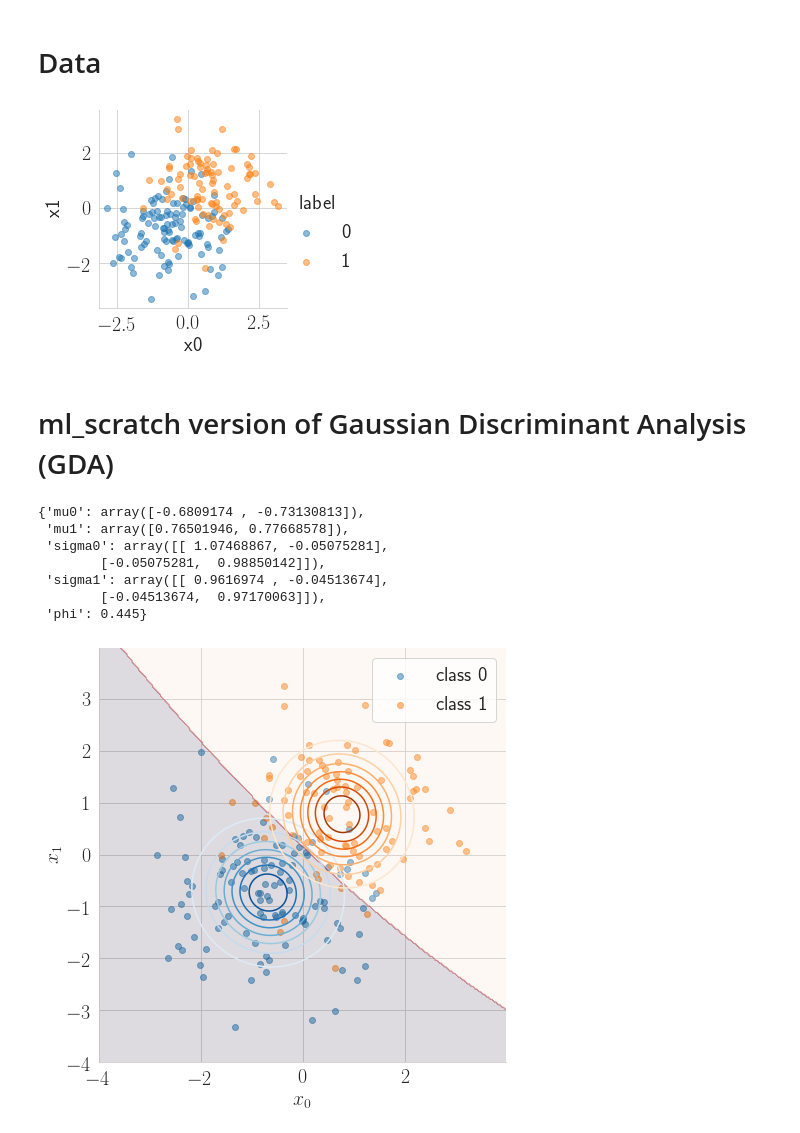
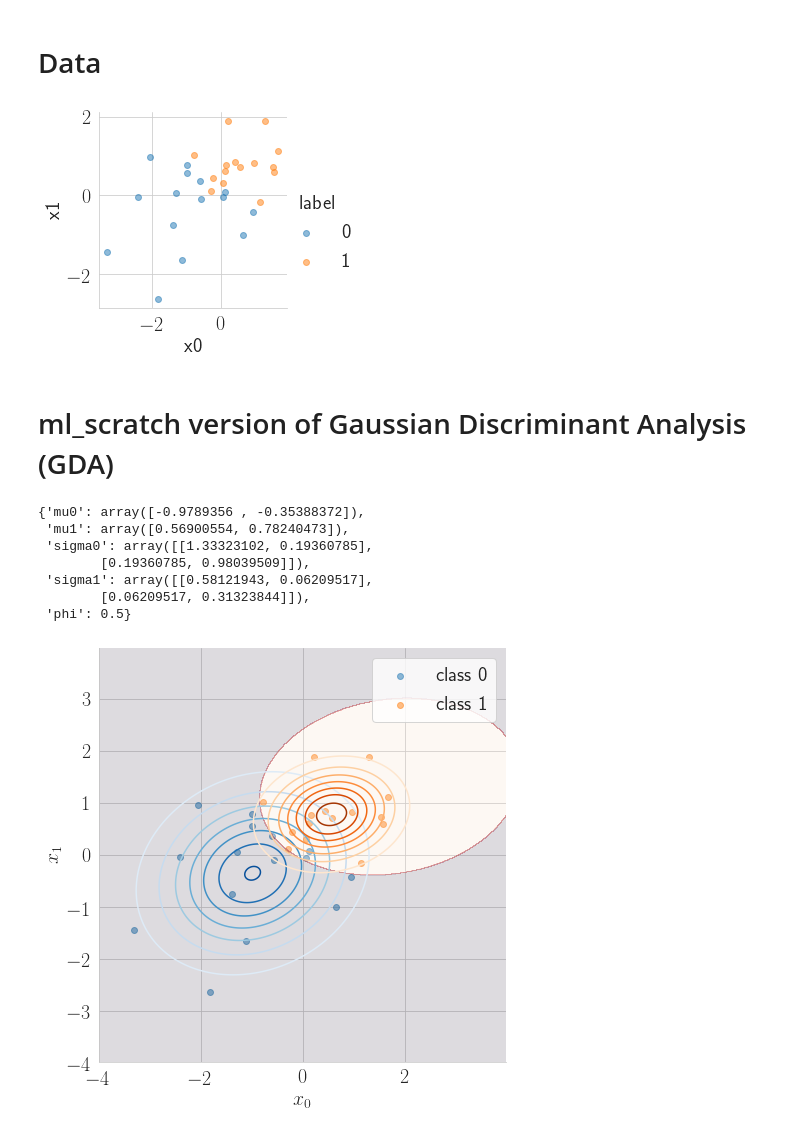
Before and after one commit to cjm715/ml_scratch, a Jupyter notebook: notebooks/GDA.ipynb, the cells around one changed output. Drawn from its saved outputs; the diff is of its cells as text; code cells hidden in the pictures.

```diff
--- a/notebooks/GDA.ipynb
+++ b/notebooks/GDA.ipynb
@@ -34,7 +34,7 @@ plt.rcParams.update({
 # %% [markdown]
 # Data
 # %%
-n = 200
+n = 30
 m = 2
 y = np.random.choice([0,1], n)
 X0 = np.random.randn(n, m) - np.array([0.75, 0.75])
@@ -52,7 +52,7 @@ sns.FacetGrid(df, hue="label", size=4) \
    .add_legend()
 plt.show()
 # %% [output]
-[figure, old version]
+[figure, new version]
 # %% [markdown]
 # ml_scratch version of Gaussian Discriminant Analysis (GDA)
 # %%
@@ -60,18 +60,18 @@ model = ml.GDA()
 model.fit(X, y)
 model.params
 # %% [output]
-{'mu0': array([-0.6809174 , -0.73130813]),
- 'mu1': array([0.76501946, 0.77668578]),
- 'sigma0': array([[ 1.07468867, -0.05075281],
-        [-0.05075281,  0.98850142]]),
- 'sigma1': array([[ 0.9616974 , -0.04513674],
-        [-0.04513674,  0.97170063]]),
- 'phi': 0.445}
+{'mu0': array([-0.9789356 , -0.35388372]),
+ 'mu1': array([0.56900554, 0.78240473]),
+ 'sigma0': array([[1.33323102, 0.19360785],
+        [0.19360785, 0.98039509]]),
+ 'sigma1': array([[0.58121943, 0.06209517],
+        [0.06209517, 0.31323844]]),
+ 'phi': 0.5}
 # %%
 probs = model.predict(X)
 # %%
 def plot_gaussian(ax, mu, sigma, cmap = cm.Oranges):
-    delta = 0.025
+    delta = 0.01
     x = np.arange(-4.0, 4.0, delta)
     y = np.arange(-4.0, 4.0, delta)
     X_contour, Y_contour = np.meshgrid(x, y)
@@ -88,7 +88,7 @@ def plot_gaussian(ax, mu, sigma, cmap = cm.Oranges):
     return ax
 
 def plot_label_heatmap(ax, model):
-    delta = 0.025
+    delta = 0.01
     x = np.arange(-4.0, 4.0, delta)
     y = np.arange(-4.0, 4.0, delta)
     X_contour, Y_contour = np.meshgrid(x, y)
@@ -102,31 +102,31 @@ def plot_label_heatmap(ax, model):
 
     CS = ax.contourf(X_contour, Y_contour, Z0, alpha = 0.15)
     return ax
 
 res = sns.FacetGrid(data=df, hue="label", size=7) \
    .map(plt.scatter, "x0", "x1", alpha = 0.5) \
    #.add_legend()
 
 ax = res.ax
 
 ax = plot_gaussian(ax, model.params['mu0'], model.params['sigma0'], cm.Blues)
 ax = plot_gaussian(ax, model.params['mu1'], model.params['sigma1'], cm.Oranges)
 
 ax = plot_label_heatmap(ax, model)
 
 ax.set_xlabel(r'$x_0$', fontsize = 20)
 ax.set_ylabel(r'$x_1$', fontsize = 20)
 
 
 # # replace labels
 new_labels = [r'class 0', r'class 1']
 ax.legend(
     labels = new_labels
 )
 plt.show()
 
 fig = res.fig
 fig.savefig('../images/GDA.pdf', format='pdf', bbox_inches='tight')
 fig.savefig("../images/GDA.svg", format="svg", bbox_inches='tight')
 # %% [output]
-[figure, old version]
+[figure, new version]
```
Also changed, not shown: 2 other files.
